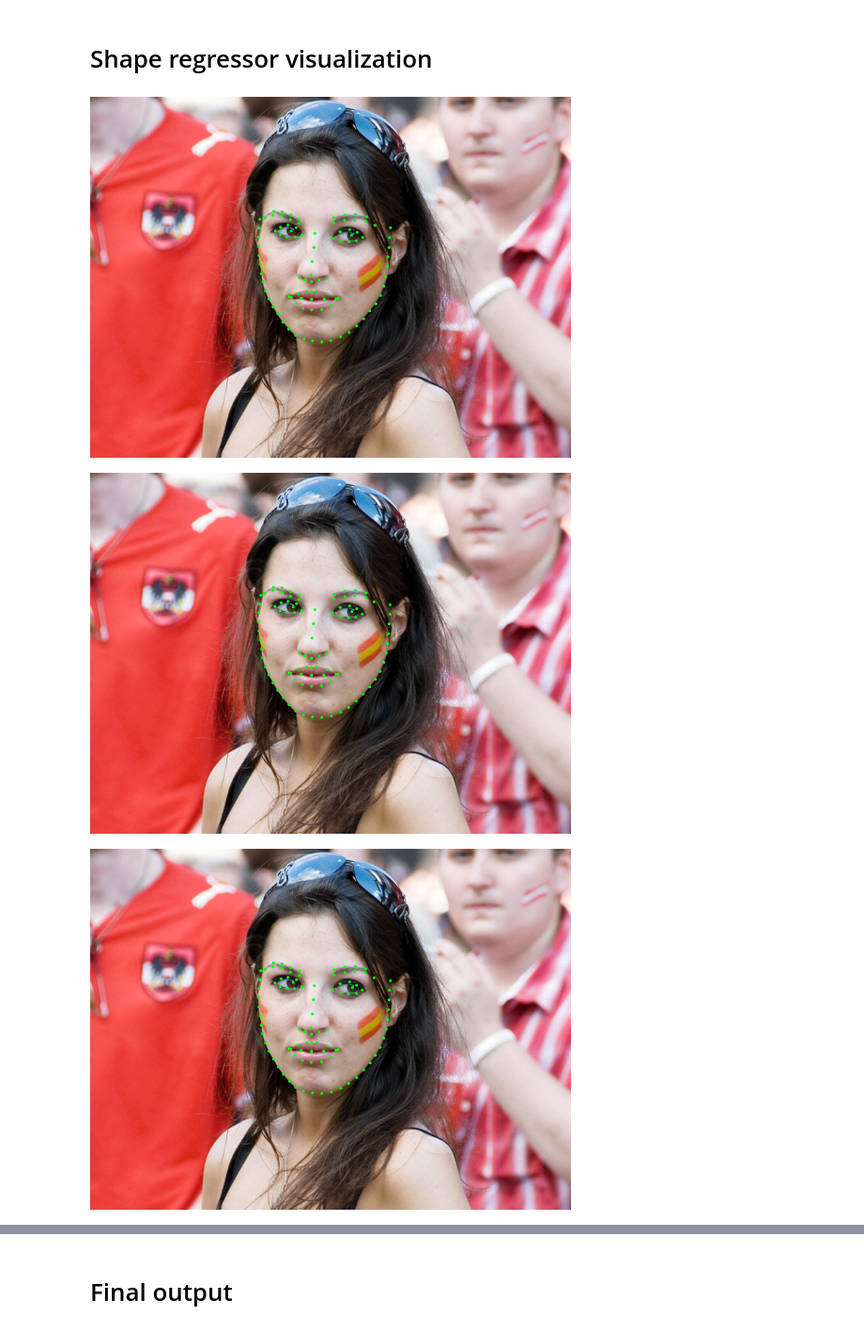
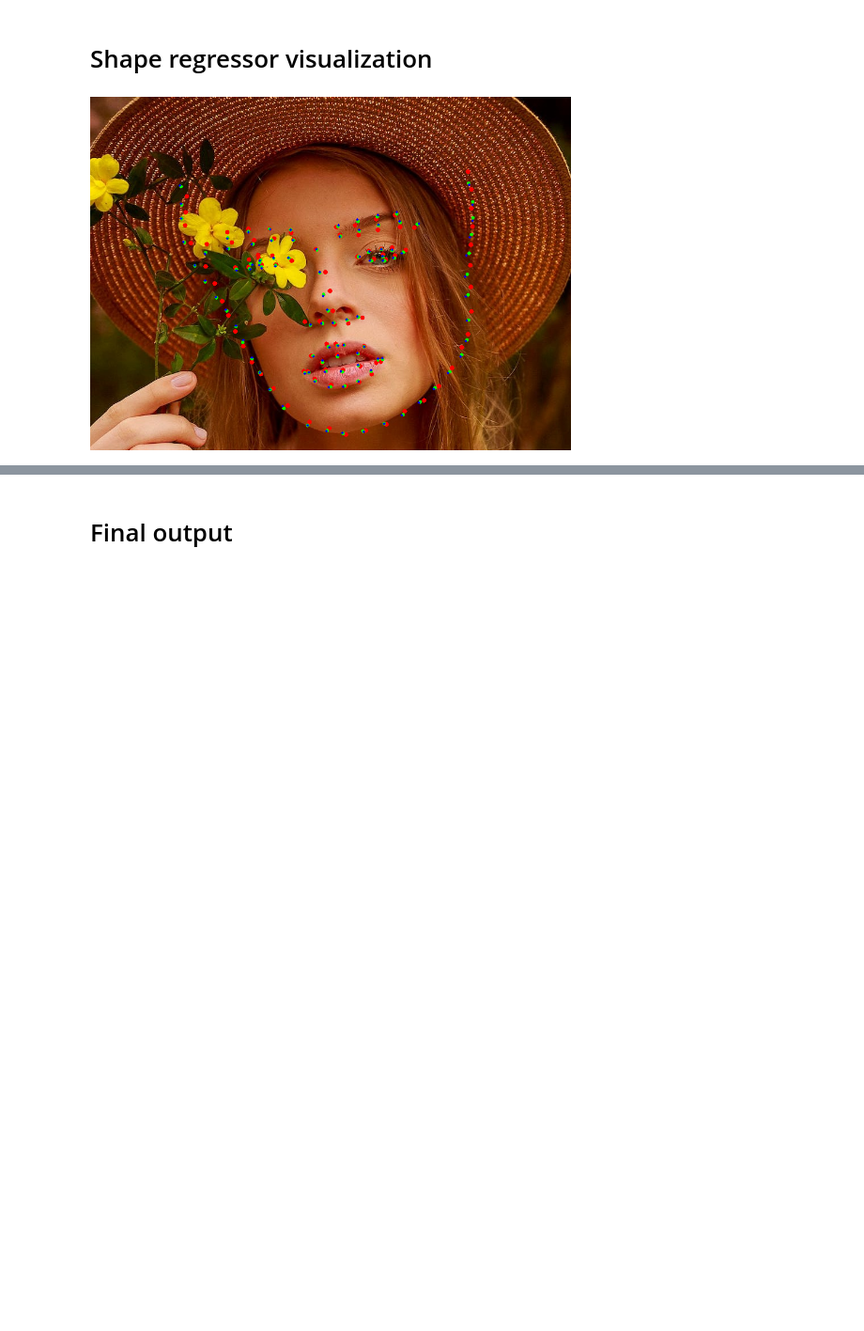
Before and after one commit to vieris123/SPIGA, a Jupyter notebook: demo.ipynb, the cells around one changed output, grey strips where cells are left out. Shown at 94% size. Saved outputs shown, nothing was run; the diff lists cells and outputs as text; code cells hidden in the pictures; blank space fills up the shorter version.

```diff
--- a/demo.ipynb
+++ b/demo.ipynb
@@ -5,7 +5,11 @@ import numpy as np
 import seaborn as sns
 import matplotlib.pyplot as plt
 from PIL import Image
+from torch.functional import F
 # Load image and bbox
-image = cv2.imread("./assets/colab/image_sportsfan.jpg")
-with open('./assets/colab/bbox_sportsfan.json') as jsonfile:
-    bbox = json.load(jsonfile)['bbox']
+image = cv2.imread("./demo_pic.jpeg")
+#image = cv2.imread("/content/SPIGA/assets/colab/image_sportsfan.jpg")
+#with open('./assets/colab/bbox_sportsfan.json') as jsonfile:
+#    bbox = json.load(jsonfile)['bbox']
+bbox = [0,0,*np.flip(image.shape[:2])]
+plt.rcParams['axes.facecolor'] = 'white'
@@ -80,31 +87,31 @@ features = processor.forward(image, [bbox])
 # %%
 import copy
 from spiga.demo.visualize.plotter import Plotter
 
 ldm = []
 
 crop_bboxes = np.array(processor.pretreat(image, [bbox])[1])
 bboxes = np.array([bbox])
+colormap = [BasicLayout.colors['red'], BasicLayout.colors['green'], BasicLayout.colors['blue']]
+x0,y0,w,h = bbox
+canvas = copy.deepcopy(image)
 for i in range(3):
     landmarks = features['Landmarks'][i].cpu().detach().numpy()
     landmarks = landmarks.transpose((1, 0, 2))
     landmarks = landmarks*processor.model_cfg.image_size
     landmarks_norm = (landmarks - crop_bboxes[:, 0:2]) / crop_bboxes[:, 2:4]
     landmarks_out = (landmarks_norm * bboxes[:, 2:4]) + bboxes[:, 0:2]
     landmarks_out = landmarks_out.transpose((1, 0, 2))
 
-    x0,y0,w,h = bbox
-    canvas = copy.deepcopy(image)
+
     landmarks = landmarks_out.tolist()[0]
 
     plotter = Plotter()
-    canvas = plotter.landmarks.draw_landmarks(canvas, landmarks)
+    canvas = plotter.landmarks.draw_landmarks(canvas, landmarks,thick = 4-i,colors=(colormap[i], BasicLayout.colors['red']))
 
-    (h, w) = canvas.shape[:2]
-    canvas = cv2.resize(canvas, (512, int(h*512/w)))
-    canvas = Image.fromarray(cv2.cvtColor(canvas, cv2.COLOR_BGR2RGB))
-    display(canvas)
+(h, w) = canvas.shape[:2]
+canvas = cv2.resize(canvas, (512, int(h*512/w)))
+canvas = Image.fromarray(cv2.cvtColor(canvas, cv2.COLOR_BGR2RGB))
+display(canvas)
 # %% [output]
-[figure, old version]
+[figure, new version]
-[figure, removed]
-[figure, removed]
```
Also changed, not shown: parts of 14 cells of this notebook, 2 other files.
